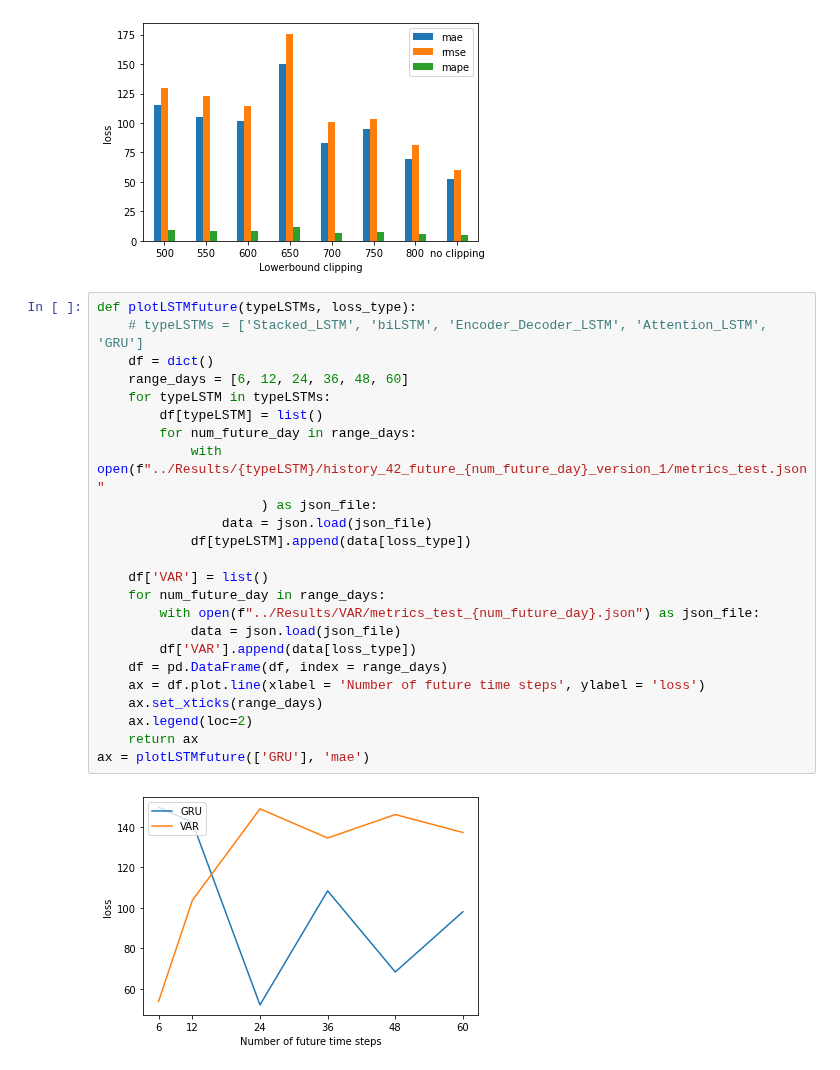
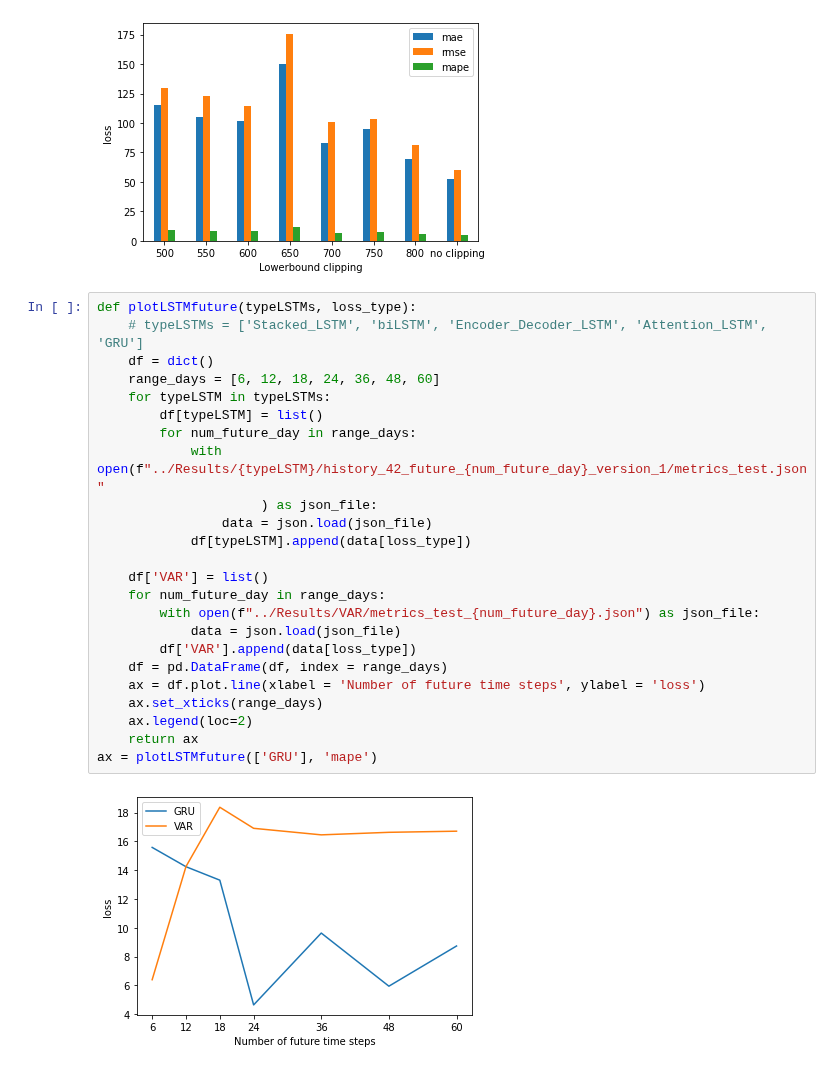
Before and after one commit to Tahuubinh/DL_HUST_Project, a Jupyter notebook: Code/Result_visualization.ipynb, the cells around one changed output. Cells and saved outputs as stored; diff of their text form.

```diff
--- a/Code/Result_visualization.ipynb
+++ b/Code/Result_visualization.ipynb
@@ -120,26 +120,26 @@ savefigDF(ax, f'..\Pics\Deep_Learning\Clipping_result')
 # %%
 def plotLSTMfuture(typeLSTMs, loss_type):
     # typeLSTMs = ['Stacked_LSTM', 'biLSTM', 'Encoder_Decoder_LSTM', 'Attention_LSTM', 'GRU']
     df = dict()
-    range_days = [6, 12, 24, 36, 48, 60]
+    range_days = [6, 12, 18, 24, 36, 48, 60]
     for typeLSTM in typeLSTMs:
         df[typeLSTM] = list()
         for num_future_day in range_days:
             with open(f"../Results/{typeLSTM}/history_42_future_{num_future_day}_version_1/metrics_test.json"
                      ) as json_file:
                 data = json.load(json_file)
             df[typeLSTM].append(data[loss_type])
 
     df['VAR'] = list()
     for num_future_day in range_days:
         with open(f"../Results/VAR/metrics_test_{num_future_day}.json") as json_file:
             data = json.load(json_file)
         df['VAR'].append(data[loss_type])
     df = pd.DataFrame(df, index = range_days)
     ax = df.plot.line(xlabel = 'Number of future time steps', ylabel = 'loss')
     ax.set_xticks(range_days)
     ax.legend(loc=2)
     return ax
-ax = plotLSTMfuture(['GRU'], 'mae')
+ax = plotLSTMfuture(['GRU'], 'mape')
 # %% [output]
-[figure, old version]
+[figure, new version]
```
Also changed, not shown: parts of 1 cell of this notebook, 25 other files.
